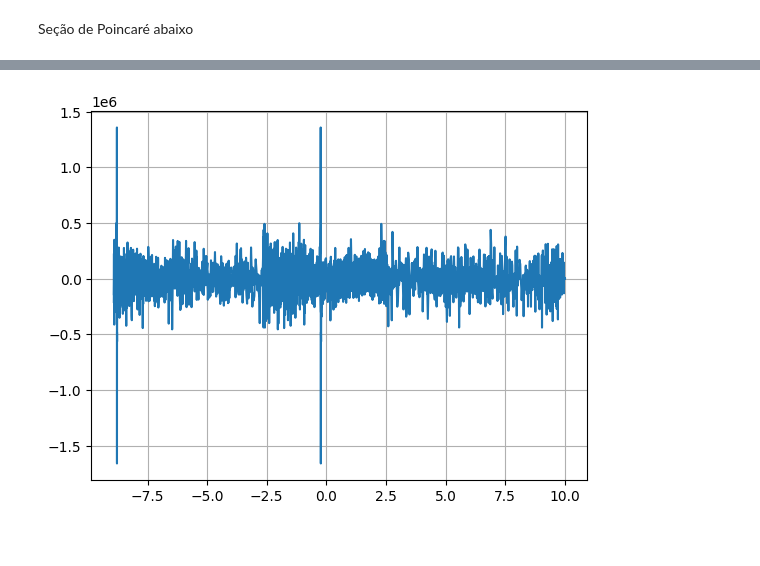
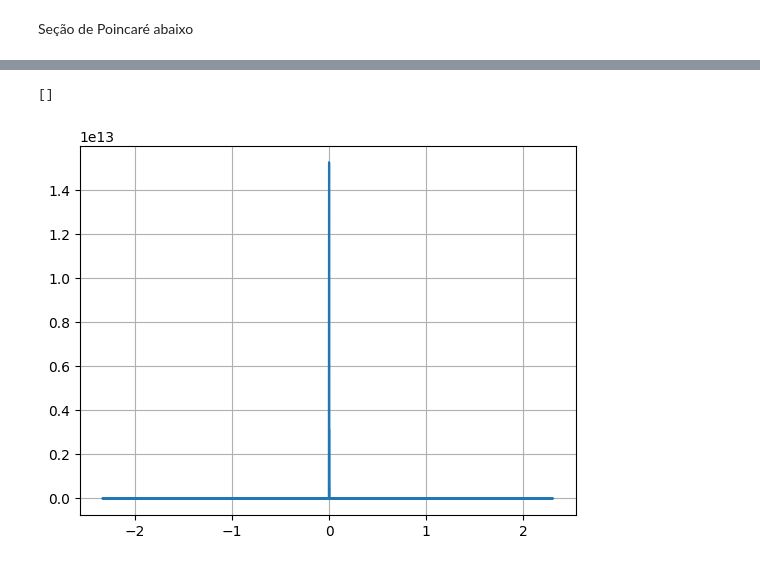
Before and after one commit to mickpires/Duffing-oscilator, a Jupyter notebook: duffing.ipynb, the cells around one changed output, grey strips where cells are left out. Saved outputs shown, nothing was run; the diff lists cells and outputs as text; code cells hidden in the pictures.

```diff
--- a/duffing.ipynb
+++ b/duffing.ipynb
@@ -94,4 +95,3 @@ Espectro de potencia é a transformada de fourier
 # %%
 xf = fft(x1)
-xfreq = fftfreq(x1.size,incremento)
-vf = fft(v1)
+xfreq = fftfreq(len(ts),x1)
@@ -103,5 +112,9 @@ plt.grid(True)
-# %%
-plt.plot(v1,vf)
-plt.grid()
-# %% [output]
-[figure, removed]
+# %%
+#gráfico log
+
+plt.plot(xfreq,np.abs(xf)**2)
+plt.grid(True)
+plt.plot()
+# %% [output]
+[]
+[figure, added]
```
Also changed, not shown: parts of 9 cells of this notebook.
